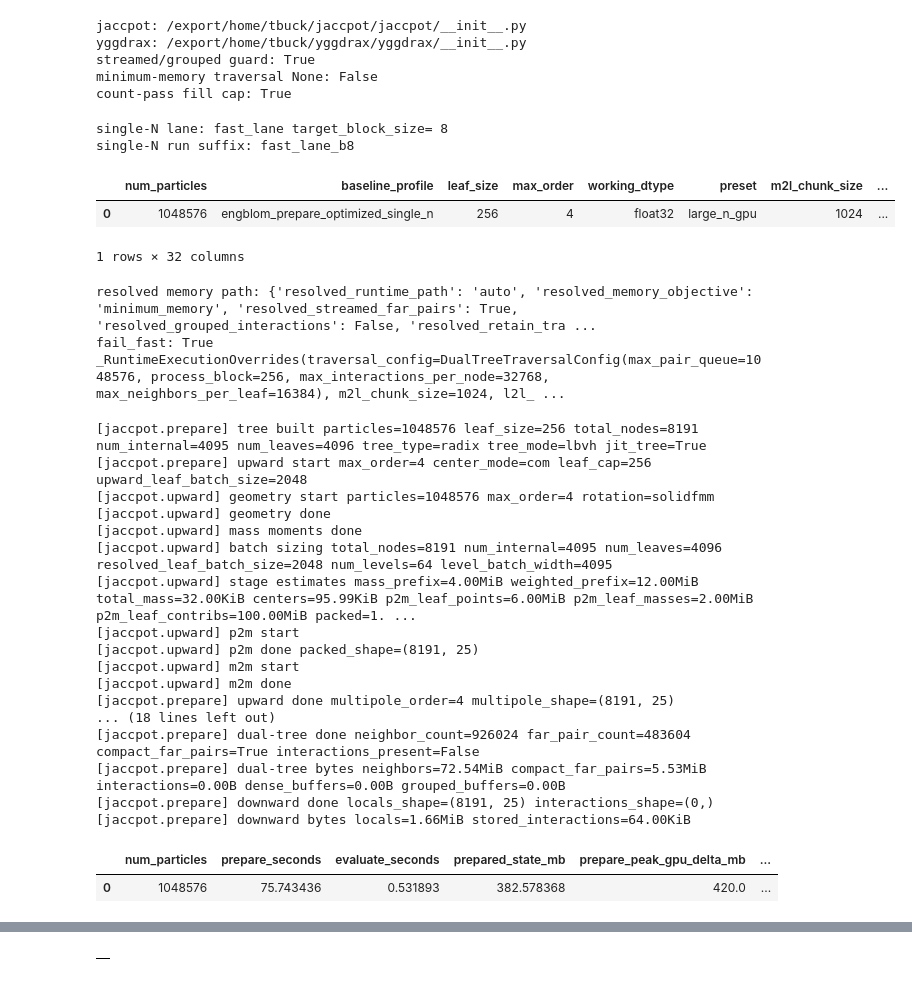
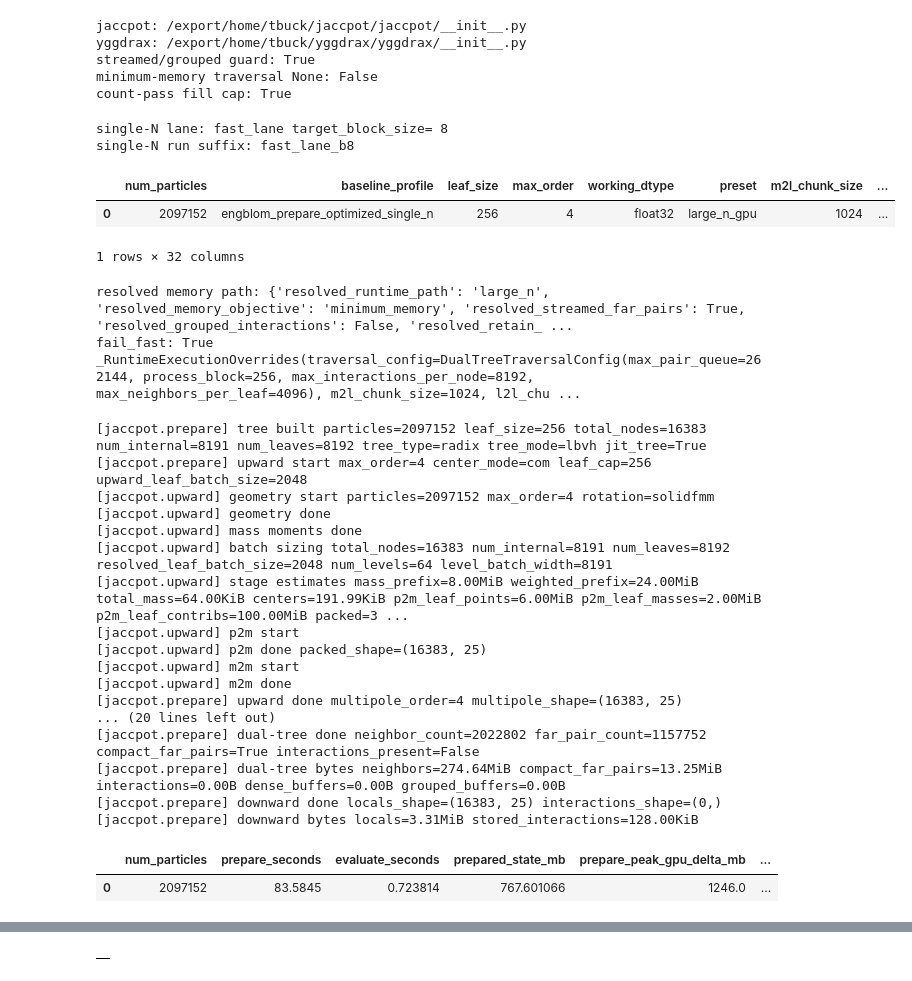
Before and after one commit to TobiBu/jaccpot, a Jupyter notebook: examples/benchmark_gpu_single_n_memory.ipynb, the cells around one changed output, grey strips where cells are left out. Saved outputs shown, nothing was run; the diff lists cells and outputs as text; code cells hidden in the pictures.

```diff
--- a/examples/benchmark_gpu_single_n_memory.ipynb
+++ b/examples/benchmark_gpu_single_n_memory.ipynb
@@ -170,7 +170,7 @@ minimum-memory traversal None: False
 count-pass fill cap: True
 # %%
 # Single-N configuration.
-num_particles = 1048576 #4194304 #18874368 #33554432 #16777216  #16777216 #524288 #131072 #262_144
+num_particles = 2097152 #1048576 #4194304 #18874368 #33554432 #16777216  #16777216 #524288 #131072 #262_144
 leaf_size = 256 #128 #64
 max_order = 4
 softening = 1e-3
@@ -191,6 +191,7 @@ memory_sweep_enabled = False
 prepare_analysis_enabled = True
 prepare_peak_compare_enabled = False
 prepare_stage_memory_split_enabled = True
+os.environ["JACCPOT_PREPARE_STAGE_MEMORY_SPLIT_ENABLED"] = "1" if bool(prepare_stage_memory_split_enabled) else "0"
 prepare_stage_memory_split_sweep_enabled = True
 prepare_stage_memory_split_particle_counts = [262144, 524288, 1048576]
 prepare_stage_memory_split_leaf_sizes = [128, 256]
@@ -488,34 +489,34 @@ config_df = pd.DataFrame(
             "baseline_process_block": int(baseline_traversal_cfg["process_block"]),
             "baseline_max_interactions_per_node": int(baseline_traversal_cfg["max_interactions_per_node"]),
             "baseline_max_neighbors_per_leaf": int(baseline_traversal_cfg["max_neighbors_per_leaf"]),
             "fail_fast": bool(memory_first_advanced.runtime.fail_fast),
             "evaluate_jit_traversal": bool(evaluate_jit_traversal),
             "disable_jit_for_large_n": bool(disable_jit_for_large_n),
             "peak_poll_interval_s": peak_poll_interval_s,
             "write_jax_memory_profiles": bool(write_jax_memory_profiles),
             "compile_analysis_enabled": bool(compile_analysis_enabled),
             "component_peak_enabled": bool(component_peak_enabled),
             "nvidia_smi_physical_gpu_index": NVIDIA_SMI_GPU_INDEX,
             "memory_sweep_enabled": bool(memory_sweep_enabled),
             "prepare_analysis_enabled": bool(prepare_analysis_enabled),
             "prepare_peak_compare_enabled": bool(prepare_peak_compare_enabled),
             "prepare_stage_memory_split_enabled": bool(prepare_stage_memory_split_enabled),
             "mac_compare_enabled": bool(mac_compare_enabled),
             "mac_compare_types": ",".join(str(v) for v in mac_compare_types),
             "mac_compare_warmup": int(mac_compare_warmup),
             "lane_label": str(single_n_lane_label),
             "target_block_size": int(single_n_target_block_size),
             "yggdrax_target_block_size_env": str(os.environ.get("YGGDRAX_NEARFIELD_TARGET_BLOCK_SIZE", "")),
             "jaccpot_target_block_size_env": str(os.environ.get("JACCPOT_LARGE_N_TARGET_BLOCK_SIZE", "")),
         }
     ]
 )
 config_df
 # %% [output]
 single-N lane: fast_lane target_block_size= 8
 single-N run suffix: fast_lane_b8
 |  | num_particles | baseline_profile | leaf_size | max_order | working_dtype | preset | m2l_chunk_size | ... |
-| 0 | 1048576 | engblom_prepare_optimized_single_n | 256 | 4 | float32 | large_n_gpu | 1024 | ... |
+| 0 | 2097152 | engblom_prepare_optimized_single_n | 256 | 4 | float32 | large_n_gpu | 1024 | ... |
 1 rows × 32 columns
 # %%
 fmm = FastMultipoleMethod(**fmm_kwargs)
@@ -523,9 +524,9 @@ print("resolved memory path:", bench_utils.resolved_large_n_memory_path_report(f
 print("fail_fast:", fmm._impl.fail_fast)
 print(fmm._impl._resolve_runtime_execution_overrides(num_particles=int(num_particles)))
 # %% [output]
-resolved memory path: {'resolved_runtime_path': 'auto', 'resolved_memory_objective': 'minimum_memory', 'resolved_streamed_far_pairs': True, 'resolved_grouped_interactions': False, 'resolved_retain_tra ...
+resolved memory path: {'resolved_runtime_path': 'large_n', 'resolved_memory_objective': 'minimum_memory', 'resolved_streamed_far_pairs': True, 'resolved_grouped_interactions': False, 'resolved_retain_ ...
 fail_fast: True
-_RuntimeExecutionOverrides(traversal_config=DualTreeTraversalConfig(max_pair_queue=1048576, process_block=256, max_interactions_per_node=32768, max_neighbors_per_leaf=16384), m2l_chunk_size=1024, l2l_ ...
+_RuntimeExecutionOverrides(traversal_config=DualTreeTraversalConfig(max_pair_queue=262144, process_block=256, max_interactions_per_node=8192, max_neighbors_per_leaf=4096), m2l_chunk_size=1024, l2l_chu ...
 # %%
 compile_analysis_enabled = bool(compile_analysis_enabled)
 component_peak_enabled = bool(component_peak_enabled)
@@ -1275,25 +1276,25 @@ profile_df.to_csv(single_n_output_dir / f"single_n_{num_particles}_{single_n_run
 
 summary_df
 # %% [output]
-[jaccpot.prepare] tree built particles=1048576 leaf_size=256 total_nodes=8191 num_internal=4095 num_leaves=4096 tree_type=radix tree_mode=lbvh jit_tree=True
+[jaccpot.prepare] tree built particles=2097152 leaf_size=256 total_nodes=16383 num_internal=8191 num_leaves=8192 tree_type=radix tree_mode=lbvh jit_tree=True
 [jaccpot.prepare] upward start max_order=4 center_mode=com leaf_cap=256 upward_leaf_batch_size=2048
-[jaccpot.upward] geometry start particles=1048576 max_order=4 rotation=solidfmm
+[jaccpot.upward] geometry start particles=2097152 max_order=4 rotation=solidfmm
 [jaccpot.upward] geometry done
 [jaccpot.upward] mass moments done
-[jaccpot.upward] batch sizing total_nodes=8191 num_internal=4095 num_leaves=4096 resolved_leaf_batch_size=2048 num_levels=64 level_batch_width=4095
-[jaccpot.upward] stage estimates mass_prefix=4.00MiB weighted_prefix=12.00MiB total_mass=32.00KiB centers=95.99KiB p2m_leaf_points=6.00MiB p2m_leaf_masses=2.00MiB p2m_leaf_contribs=100.00MiB packed=1. ...
+[jaccpot.upward] batch sizing total_nodes=16383 num_internal=8191 num_leaves=8192 resolved_leaf_batch_size=2048 num_levels=64 level_batch_width=8191
+[jaccpot.upward] stage estimates mass_prefix=8.00MiB weighted_prefix=24.00MiB total_mass=64.00KiB centers=191.99KiB p2m_leaf_points=6.00MiB p2m_leaf_masses=2.00MiB p2m_leaf_contribs=100.00MiB packed=3 ...
 [jaccpot.upward] p2m start
-[jaccpot.upward] p2m done packed_shape=(8191, 25)
+[jaccpot.upward] p2m done packed_shape=(16383, 25)
 [jaccpot.upward] m2m start
 [jaccpot.upward] m2m done
-[jaccpot.prepare] upward done multipole_order=4 multipole_shape=(8191, 25)
-... (18 lines left out)
-[jaccpot.prepare] dual-tree done neighbor_count=926024 far_pair_count=483604 compact_far_pairs=True interactions_present=False
-[jaccpot.prepare] dual-tree bytes neighbors=72.54MiB compact_far_pairs=5.53MiB interactions=0.00B dense_buffers=0.00B grouped_buffers=0.00B
-[jaccpot.prepare] downward done locals_shape=(8191, 25) interactions_shape=(0,)
-[jaccpot.prepare] downward bytes locals=1.66MiB stored_interactions=64.00KiB
+[jaccpot.prepare] upward done multipole_order=4 multipole_shape=(16383, 25)
+... (20 lines left out)
+[jaccpot.prepare] dual-tree done neighbor_count=2022802 far_pair_count=1157752 compact_far_pairs=True interactions_present=False
+[jaccpot.prepare] dual-tree bytes neighbors=274.64MiB compact_far_pairs=13.25MiB interactions=0.00B dense_buffers=0.00B grouped_buffers=0.00B
+[jaccpot.prepare] downward done locals_shape=(16383, 25) interactions_shape=(0,)
+[jaccpot.prepare] downward bytes locals=3.31MiB stored_interactions=128.00KiB
 |  | num_particles | prepare_seconds | evaluate_seconds | prepared_state_mb | prepare_peak_gpu_delta_mb | ... |
-| 0 | 1048576 | 75.743436 | 0.531893 | 382.578368 | 420.0 | ... |
+| 0 | 2097152 | 83.5845 | 0.723814 | 767.601066 | 1246.0 | ... |
 # %%
 print("=== Summary ===")
 display(summary_df)
```
Also changed, not shown: parts of 7 cells of this notebook, 3 other files.
